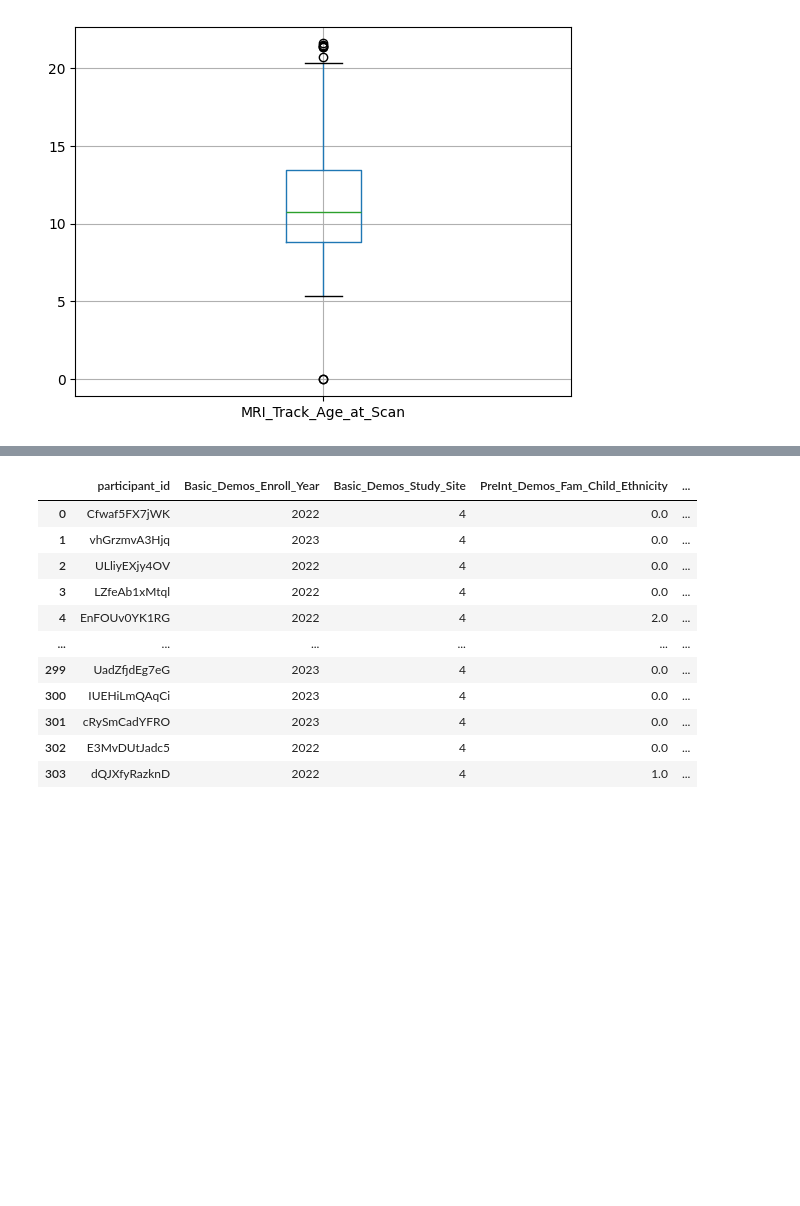
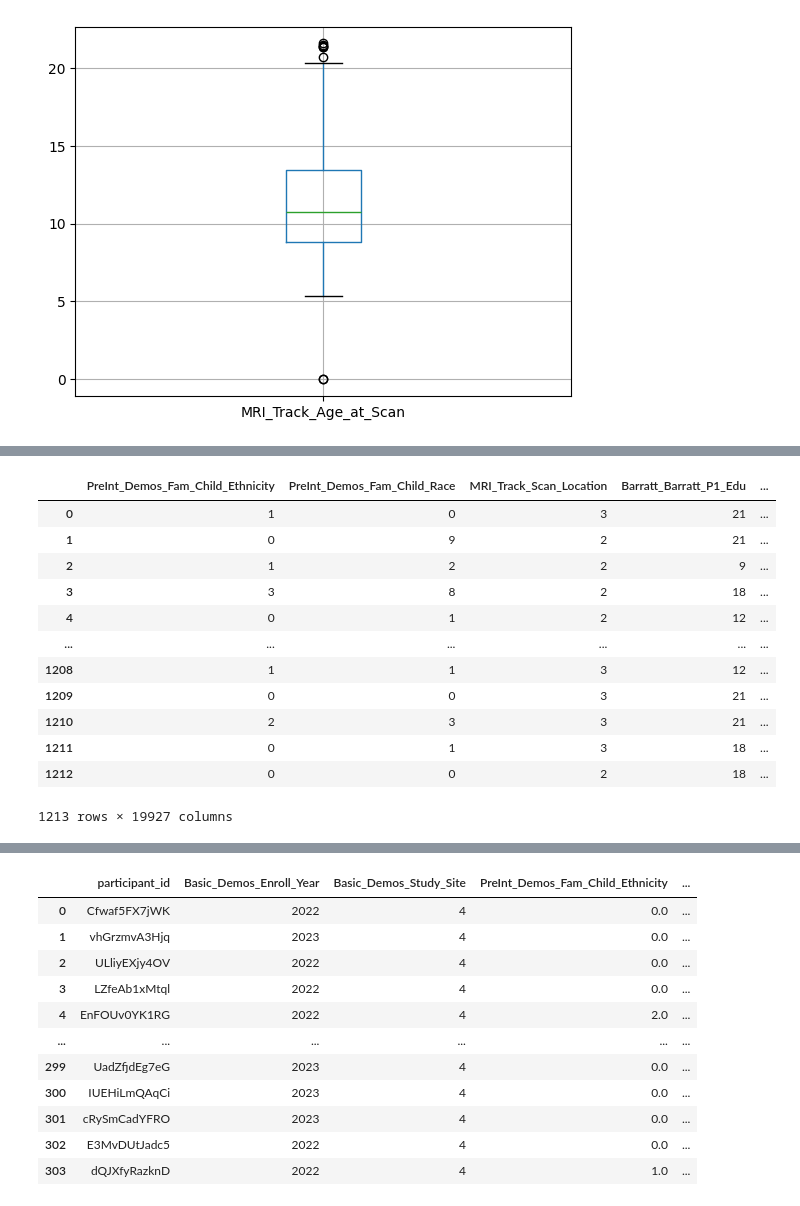
Before and after one commit to AngC1998/WiDS-Datathon-2025, a Jupyter notebook: WiDS_Datathon_2025.ipynb, the cells around one changed output, grey strips where cells are left out. Drawn from its saved outputs; the diff is of its cells as text; code cells hidden in the pictures; blank space fills up the shorter version.

```diff
--- a/WiDS_Datathon_2025.ipynb
+++ b/WiDS_Datathon_2025.ipynb
@@ -784,0 +823,23 @@ train_quantitative_df.boxplot(column='MRI_Track_Age_at_Scan')
+# %%
+pre_train_df['PreInt_Demos_Fam_Child_Ethnicity'] = pre_train_df['PreInt_Demos_Fam_Child_Ethnicity'].astype(pd.Int64Dtype())
+pre_train_df['PreInt_Demos_Fam_Child_Race'] = pre_train_df['PreInt_Demos_Fam_Child_Race'].astype(pd.Int64Dtype())
+pre_train_df['MRI_Track_Scan_Location'] = pre_train_df['MRI_Track_Scan_Location'].astype(pd.Int64Dtype())
+pre_train_df['Barratt_Barratt_P1_Edu'] = pre_train_df['Barratt_Barratt_P1_Edu'].astype(pd.Int64Dtype())
+pre_train_df['Barratt_Barratt_P1_Occ'] = pre_train_df['Barratt_Barratt_P1_Occ'].astype(pd.Int64Dtype())
+pre_train_df['Barratt_Barratt_P2_Edu'] = pre_train_df['Barratt_Barratt_P2_Edu'].astype(pd.Int64Dtype())
+pre_train_df['Barratt_Barratt_P2_Occ'] = pre_train_df['Barratt_Barratt_P2_Occ'].astype(pd.Int64Dtype())
+pre_train_df
+# %% [output]
+|  | PreInt_Demos_Fam_Child_Ethnicity | PreInt_Demos_Fam_Child_Race | MRI_Track_Scan_Location | Barratt_Barratt_P1_Edu | ... |
+| 0 | 1 | 0 | 3 | 21 | ... |
+| 1 | 0 | 9 | 2 | 21 | ... |
+| 2 | 1 | 2 | 2 | 9 | ... |
+| 3 | 3 | 8 | 2 | 18 | ... |
+| 4 | 0 | 1 | 2 | 12 | ... |
+| ... | ... | ... | ... | ... | ... |
+| 1208 | 1 | 1 | 3 | 12 | ... |
+| 1209 | 0 | 0 | 3 | 21 | ... |
+| 1210 | 2 | 3 | 3 | 21 | ... |
+| 1211 | 0 | 1 | 3 | 18 | ... |
+| 1212 | 0 | 0 | 2 | 18 | ... |
+1213 rows × 19927 columns
```
Also changed, not shown: parts of 24 cells of this notebook.
